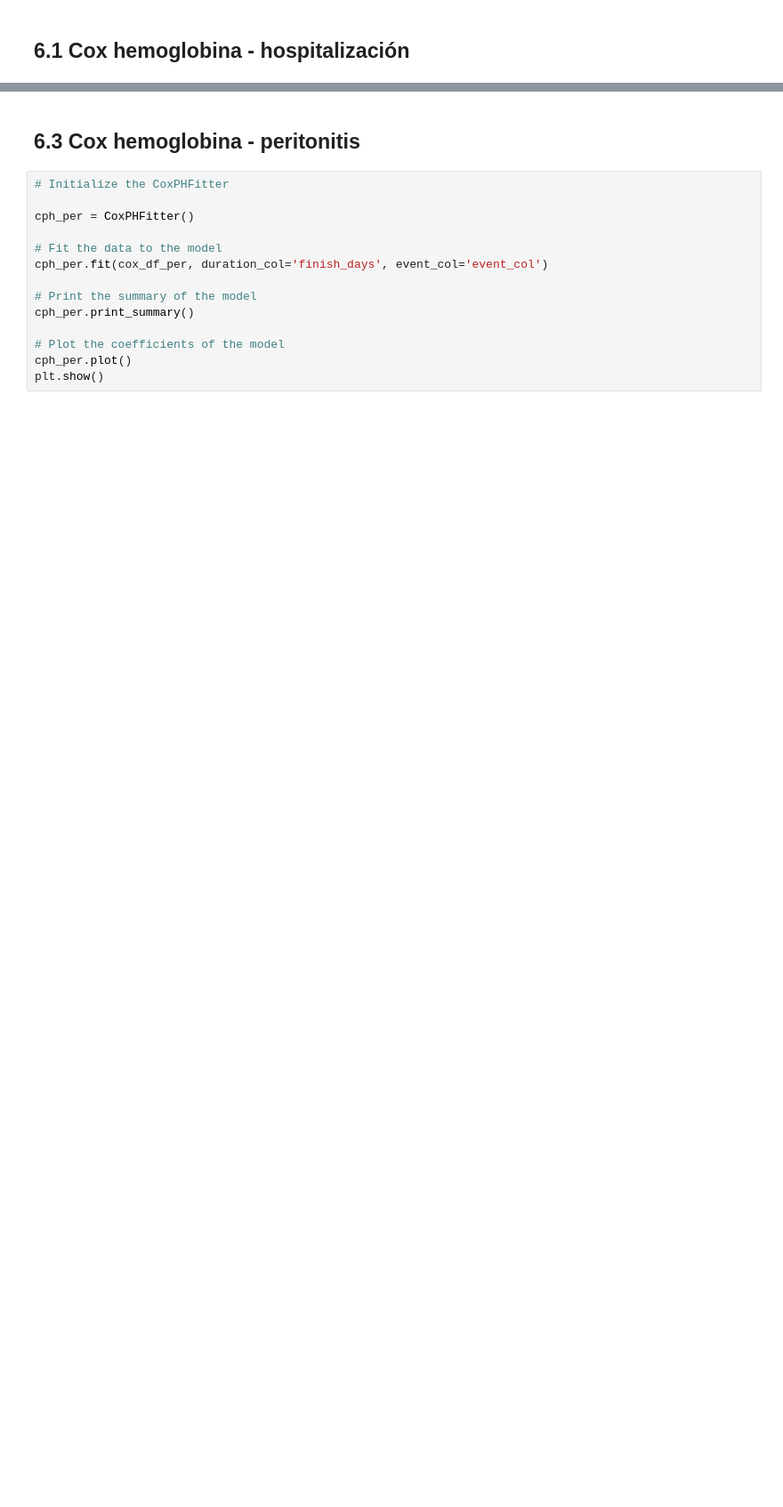
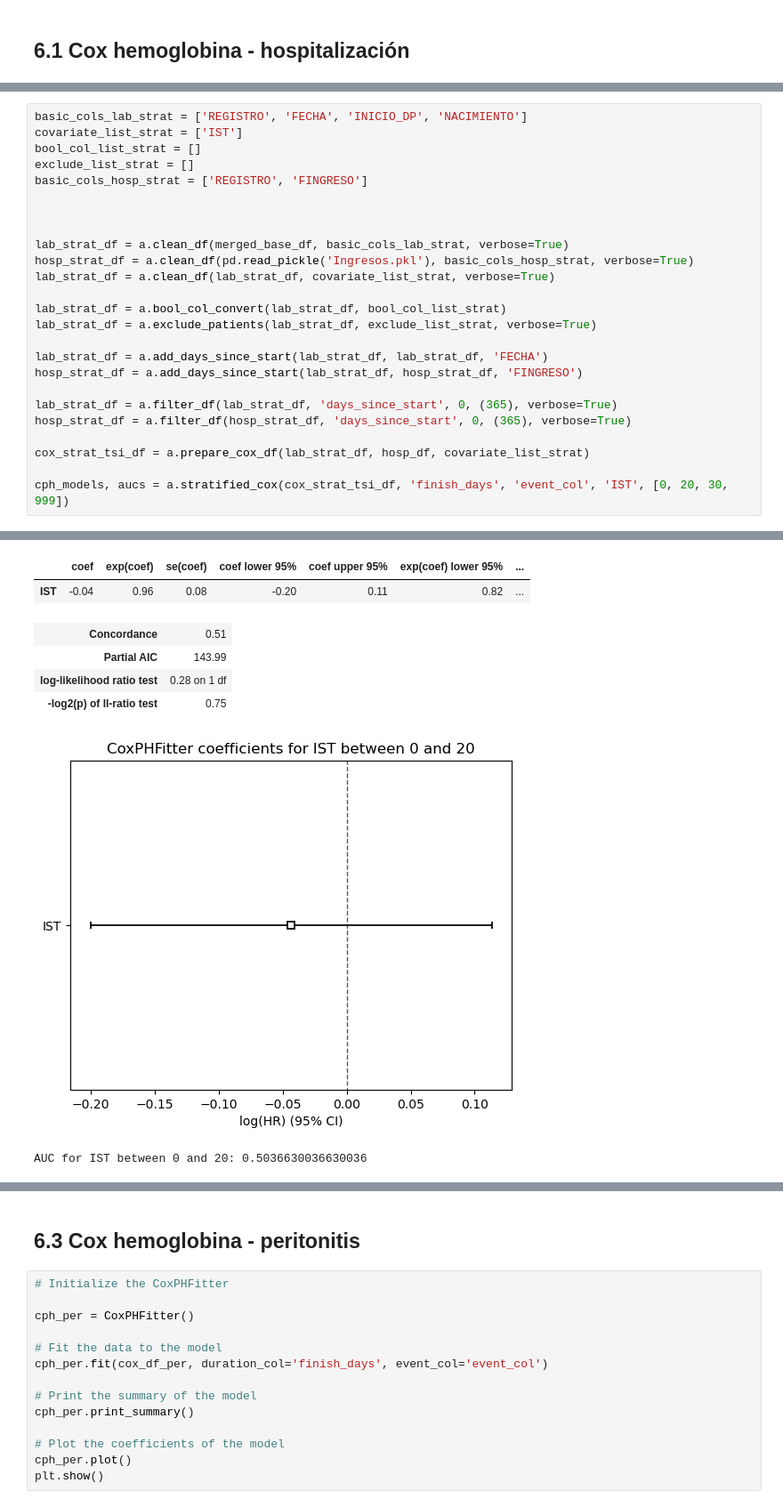
Before and after one commit to KevinNaMo/LevanteDPAnemia, a Jupyter notebook: Anemia_levanteDP.ipynb, the cells around one changed output, grey strips where cells are left out. Shown at 89% size. Cells and saved outputs as stored; diff of their text form; blank space fills up the shorter version.

```diff
--- a/Anemia_levanteDP.ipynb
+++ b/Anemia_levanteDP.ipynb
@@ -100,0 +229,26 @@ a.cox_visualization(cph_hosp, cox_df, survival_function=False, baseline_survival
+# %%
+basic_cols_lab_strat = ['REGISTRO', 'FECHA', 'INICIO_DP', 'NACIMIENTO']
+covariate_list_strat = ['IST']
+bool_col_list_strat = []
+exclude_list_strat = []
+basic_cols_hosp_strat = ['REGISTRO', 'FINGRESO']
+
+
+
+lab_strat_df = a.clean_df(merged_base_df, basic_cols_lab_strat, verbose=True)
+hosp_strat_df = a.clean_df(pd.read_pickle('Ingresos.pkl'), basic_cols_hosp_strat, verbose=True)
+lab_strat_df = a.clean_df(lab_strat_df, covariate_list_strat, verbose=True)
+
+lab_strat_df = a.bool_col_convert(lab_strat_df, bool_col_list_strat)
+lab_strat_df = a.exclude_patients(lab_strat_df, exclude_list_strat, verbose=True)
+
+lab_strat_df = a.add_days_since_start(lab_strat_df, lab_strat_df, 'FECHA')
+hosp_strat_df = a.add_days_since_start(lab_strat_df, hosp_strat_df, 'FINGRESO')
+
+lab_strat_df = a.filter_df(lab_strat_df, 'days_since_start', 0, (365), verbose=True)
+hosp_strat_df = a.filter_df(hosp_strat_df, 'days_since_start', 0, (365), verbose=True)
+
+cox_strat_tsi_df = a.prepare_cox_df(lab_strat_df, hosp_df, covariate_list_strat)
+
+cph_models, aucs = a.stratified_cox(cox_strat_tsi_df, 'finish_days', 'event_col', 'IST', [0, 20, 30, 999])
+# %% [output]
@@ -100,0 +274,8 @@ a.cox_visualization(cph_hosp, cox_df, survival_function=False, baseline_survival
+|  | coef | exp(coef) | se(coef) | coef lower 95% | coef upper 95% | exp(coef) lower 95% | ... |
+| IST | -0.04 | 0.96 | 0.08 | -0.20 | 0.11 | 0.82 | ... |
+| Concordance | 0.51 |
+| Partial AIC | 143.99 |
+| log-likelihood ratio test | 0.28 on 1 df |
+| -log2(p) of ll-ratio test | 0.75 |
+[figure, added]
+AUC for IST between 0 and 20: 0.5036630036630036
```
Also changed, not shown: parts of 25 cells of this notebook, 1 other file.
